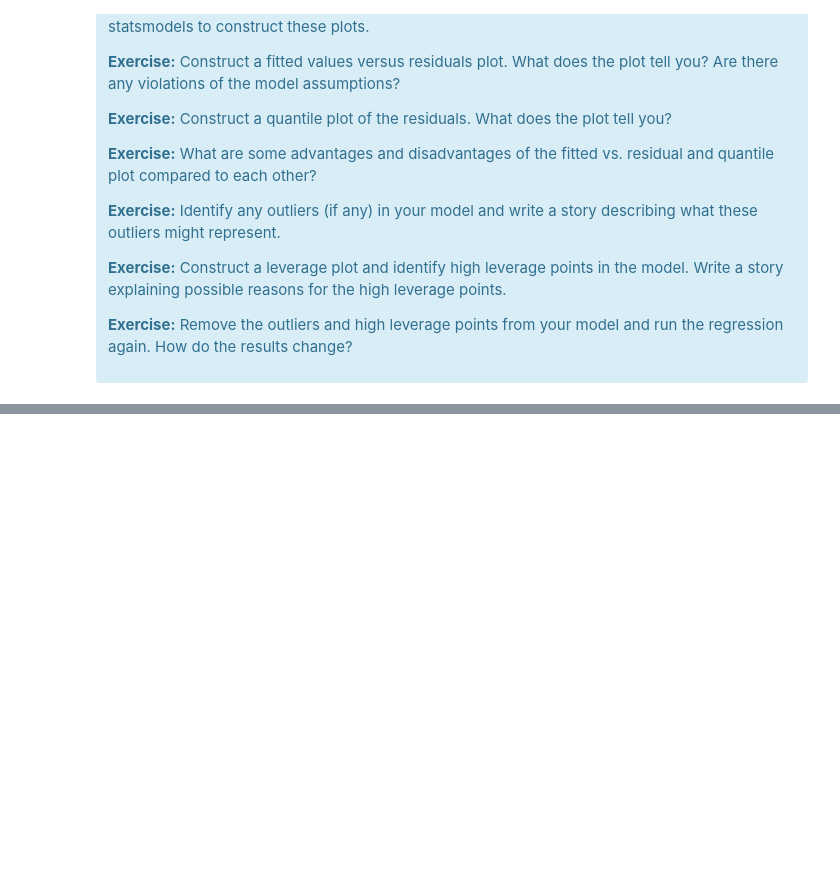
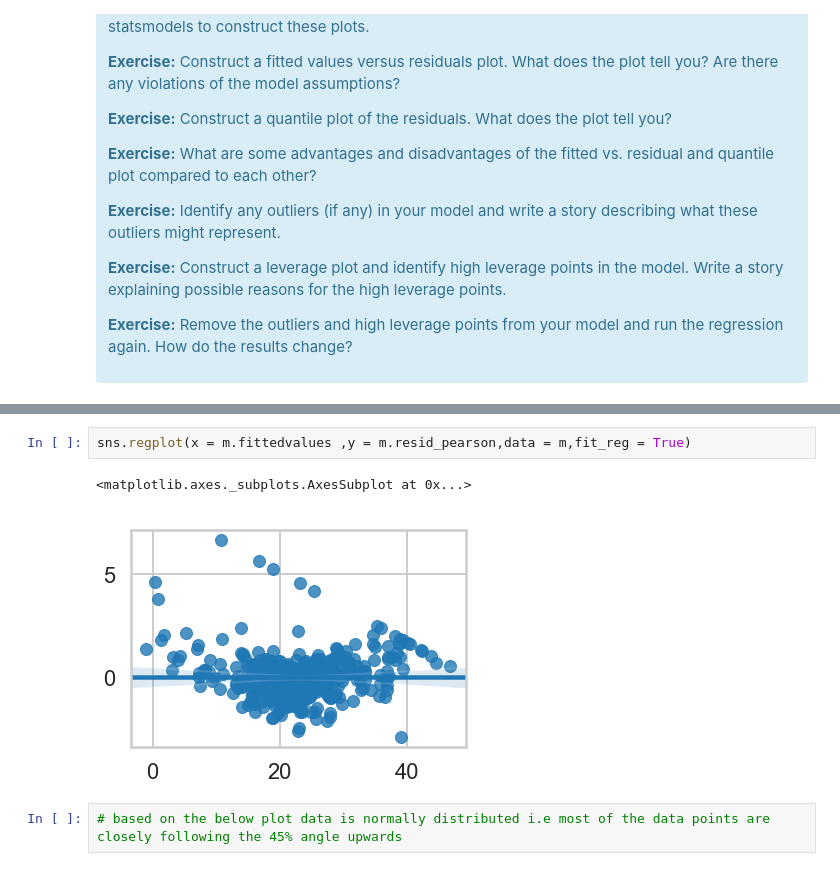
Before and after one commit to CHINKGITHUB/SpringBoard_DS, a Jupyter notebook: Mini_Project_Linear_Regression_updated.ipynb, the cells around one changed output, grey strips where cells are left out. Drawn from its saved outputs; the diff is of its cells as text; blank space fills up the shorter version.

```diff
--- a/Mini_Project_Linear_Regression_updated.ipynb
+++ b/Mini_Project_Linear_Regression_updated.ipynb
@@ -899,0 +950,7 @@ There are some other issues that are important investigate with linear regressio
+# %%
+sns.regplot(x = m.fittedvalues ,y = m.resid_pearson,data = m,fit_reg = True)
+# %% [output]
+<matplotlib.axes._subplots.AxesSubplot at 0x...>
+[figure, added]
+# %%
+# based on the below plot data is normally distributed i.e most of the data points are closely following the 45% angle upwards
```
Also changed, not shown: parts of 47 cells of this notebook.
